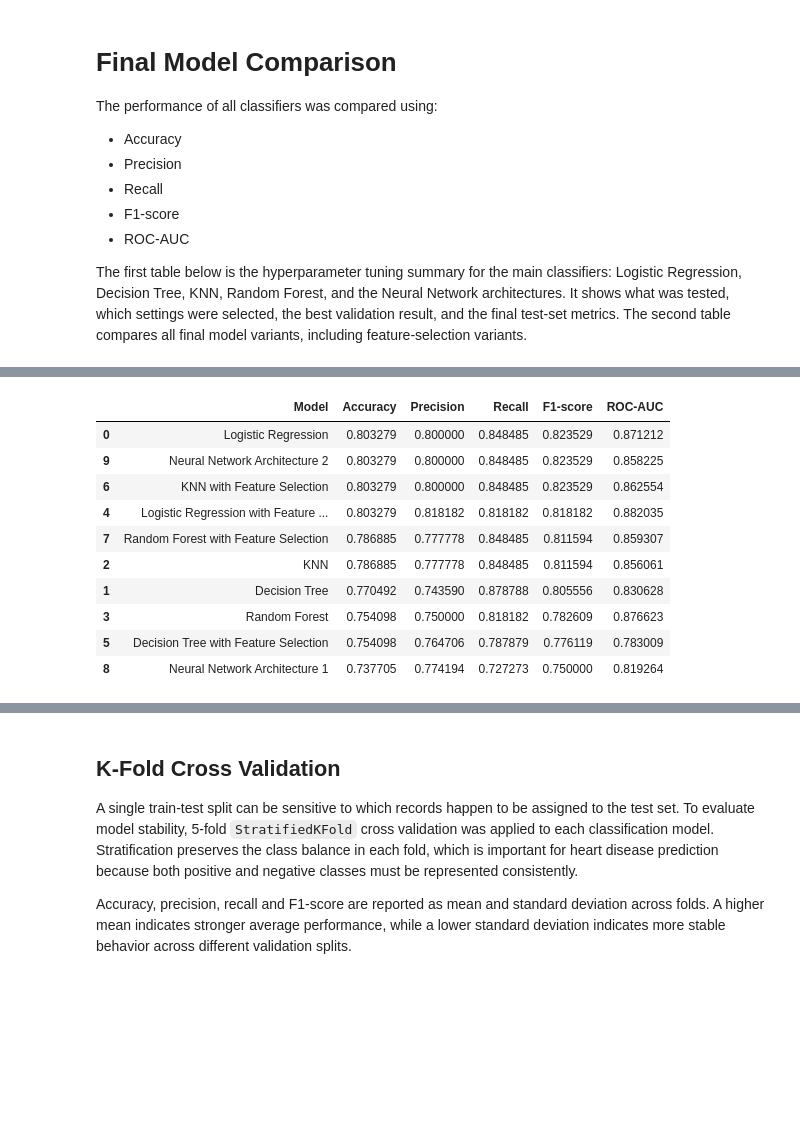
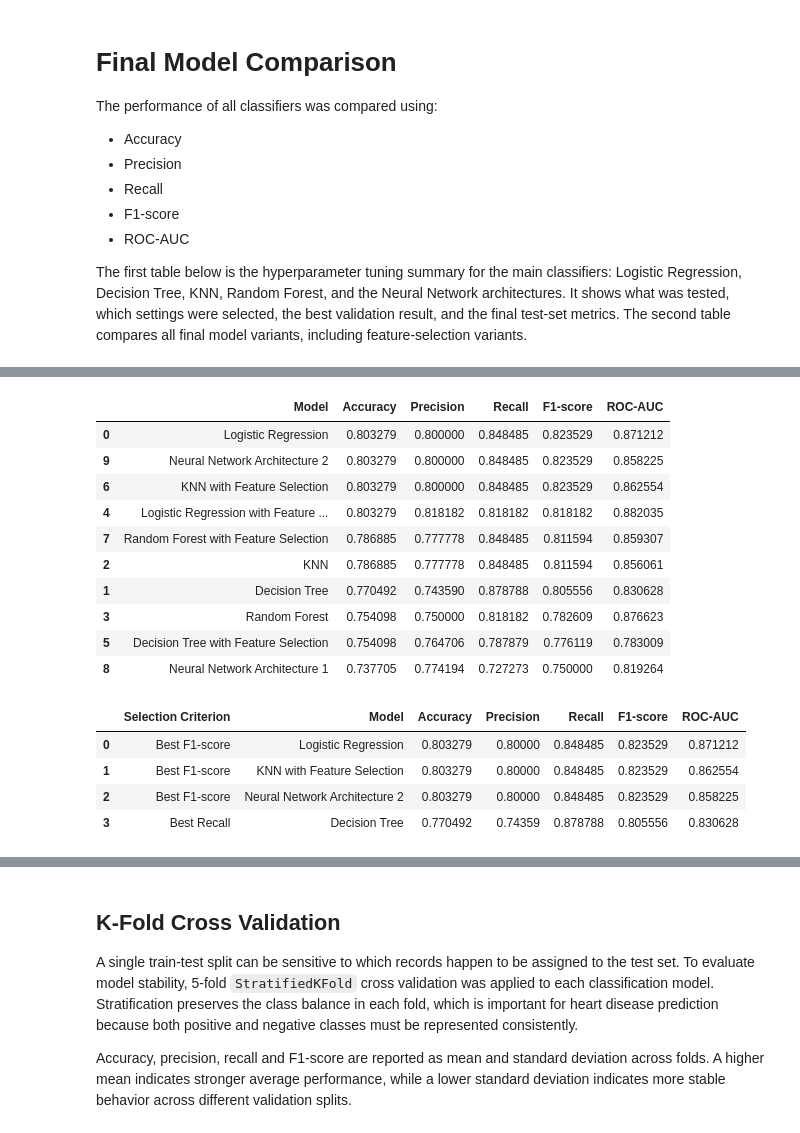
Before and after one commit to arbakelmendi/HealthGuard-Platform, a Jupyter notebook: ml/notebooks/healthguard_ml.ipynb, the cells around one changed output, grey strips where cells are left out. Drawn from its saved outputs; the diff is of its cells as text; code cells hidden in the pictures; blank space fills up the shorter version.

Commit message:
GA: Improve best model performance discussion

```diff
--- a/ml/notebooks/healthguard_ml.ipynb
+++ b/ml/notebooks/healthguard_ml.ipynb
@@ -1691,33 +1691,56 @@ main_tuning_summary_df = pd.concat(
 
 display(main_tuning_summary_df)
 
 
 final_results_df = pd.concat(
     [results_df, feature_selection_df, nn_results_df],
     ignore_index=True
 )
 
 comparison_columns = ["Model", "Accuracy", "Precision", "Recall", "F1-score", "ROC-AUC"]
 display(final_results_df[comparison_columns].sort_values(by="F1-score", ascending=False))
+
+best_f1_score = final_results_df["F1-score"].max()
+best_recall_score = final_results_df["Recall"].max()
+
+best_f1_models_df = final_results_df[
+    final_results_df["F1-score"] == best_f1_score
+][comparison_columns].sort_values(by=["Recall", "ROC-AUC"], ascending=False)
+
+best_recall_models_df = final_results_df[
+    final_results_df["Recall"] == best_recall_score
+][comparison_columns].sort_values(by=["F1-score", "Precision"], ascending=False)
+
+final_selection_summary_df = pd.concat([
+    best_f1_models_df.assign(**{"Selection Criterion": "Best F1-score"}),
+    best_recall_models_df.assign(**{"Selection Criterion": "Best Recall"})
+], ignore_index=True).drop_duplicates(subset=["Selection Criterion", "Model"])
+
+display(final_selection_summary_df[["Selection Criterion"] + comparison_columns])
 # %% [output]
 |  | Model | Parameters Tested | Best Parameters | Best Validation Result | Accuracy | Precision | Recall | ... |
 | 0 | Logistic Regression | C: [0.01, 0.1, 1, 10]; solver: ['... | {'C': 1, 'solver': 'liblinear'} | 5-fold CV F1 = 0.860 | 0.803279 | 0.800000 | 0.848485 | ... |
 | 1 | Decision Tree | max_depth: [3, 5, 10, None]; crit... | {'criterion': 'entropy', 'max_dep... | 5-fold CV F1 = 0.837 | 0.770492 | 0.743590 | 0.878788 | ... |
 | 2 | KNN | n_neighbors: [3, 5, 7, 9]; weight... | {'n_neighbors': 7, 'weights': 'di... | 5-fold CV F1 = 0.861 | 0.786885 | 0.777778 | 0.848485 | ... |
 | 3 | Random Forest | n_estimators: [50, 100, 200]; max... | {'criterion': 'entropy', 'max_dep... | 5-fold CV F1 = 0.877 | 0.754098 | 0.750000 | 0.818182 | ... |
 | 4 | Neural Network Architecture 1 | hidden_layers: [(16, 8), (24, 12)... | {'batch_size': 16, 'dropout_rate'... | Validation accuracy = 0.878 | 0.737705 | 0.774194 | 0.727273 | ... |
 | 5 | Neural Network Architecture 2 | hidden_layers: [(32, 16, 8), (64,... | {'batch_size': 16, 'dropout_rate'... | Validation accuracy = 0.918 | 0.803279 | 0.800000 | 0.848485 | ... |
 |  | Model | Accuracy | Precision | Recall | F1-score | ROC-AUC |
 | 0 | Logistic Regression | 0.803279 | 0.800000 | 0.848485 | 0.823529 | 0.871212 |
 | 9 | Neural Network Architecture 2 | 0.803279 | 0.800000 | 0.848485 | 0.823529 | 0.858225 |
 | 6 | KNN with Feature Selection | 0.803279 | 0.800000 | 0.848485 | 0.823529 | 0.862554 |
 | 4 | Logistic Regression with Feature ... | 0.803279 | 0.818182 | 0.818182 | 0.818182 | 0.882035 |
 | 7 | Random Forest with Feature Selection | 0.786885 | 0.777778 | 0.848485 | 0.811594 | 0.859307 |
 | 2 | KNN | 0.786885 | 0.777778 | 0.848485 | 0.811594 | 0.856061 |
 | 1 | Decision Tree | 0.770492 | 0.743590 | 0.878788 | 0.805556 | 0.830628 |
 | 3 | Random Forest | 0.754098 | 0.750000 | 0.818182 | 0.782609 | 0.876623 |
 | 5 | Decision Tree with Feature Selection | 0.754098 | 0.764706 | 0.787879 | 0.776119 | 0.783009 |
 | 8 | Neural Network Architecture 1 | 0.737705 | 0.774194 | 0.727273 | 0.750000 | 0.819264 |
+|  | Selection Criterion | Model | Accuracy | Precision | Recall | F1-score | ROC-AUC |
+| 0 | Best F1-score | Logistic Regression | 0.803279 | 0.80000 | 0.848485 | 0.823529 | 0.871212 |
+| 1 | Best F1-score | KNN with Feature Selection | 0.803279 | 0.80000 | 0.848485 | 0.823529 | 0.862554 |
+| 2 | Best F1-score | Neural Network Architecture 2 | 0.803279 | 0.80000 | 0.848485 | 0.823529 | 0.858225 |
+| 3 | Best Recall | Decision Tree | 0.770492 | 0.74359 | 0.878788 | 0.805556 | 0.830628 |
 # %% [markdown]
 ## Classifier Evaluation Discussion
 
```
Also changed, not shown: parts of 2 cells of this notebook, 3 other files.
